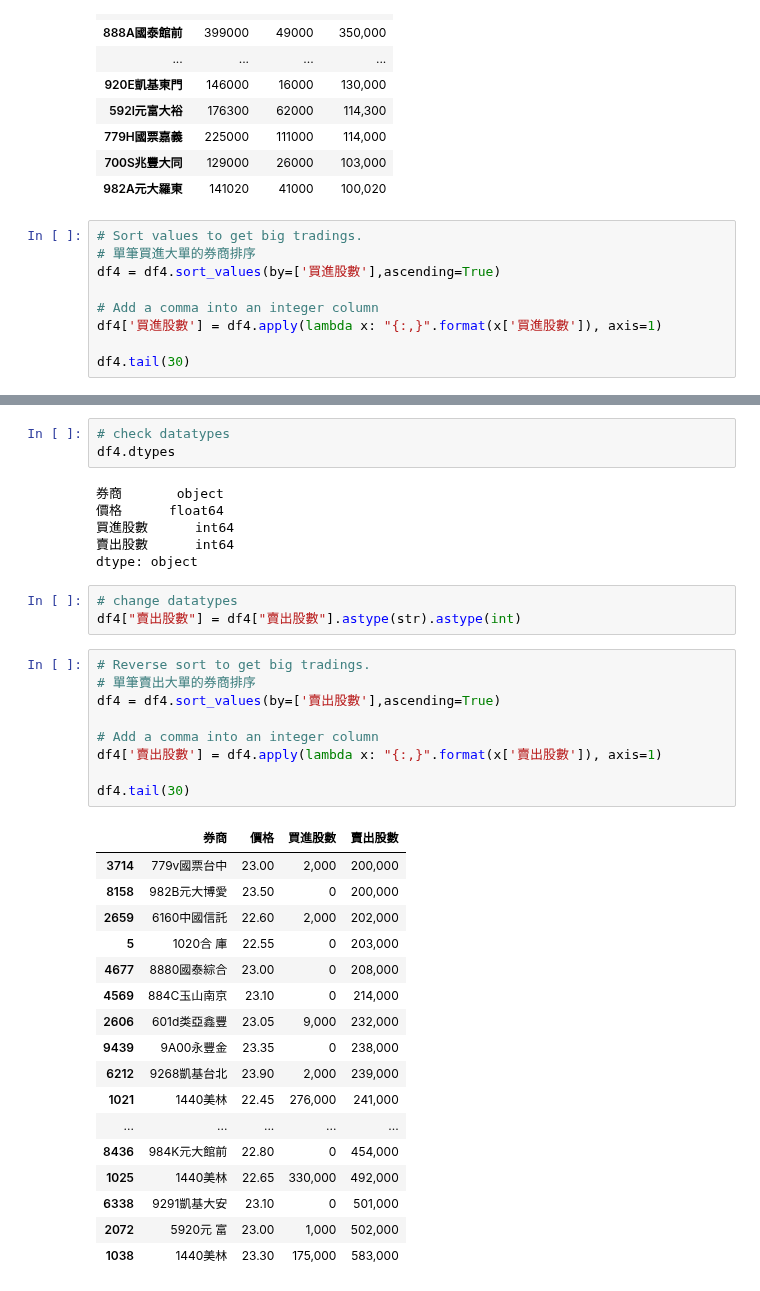
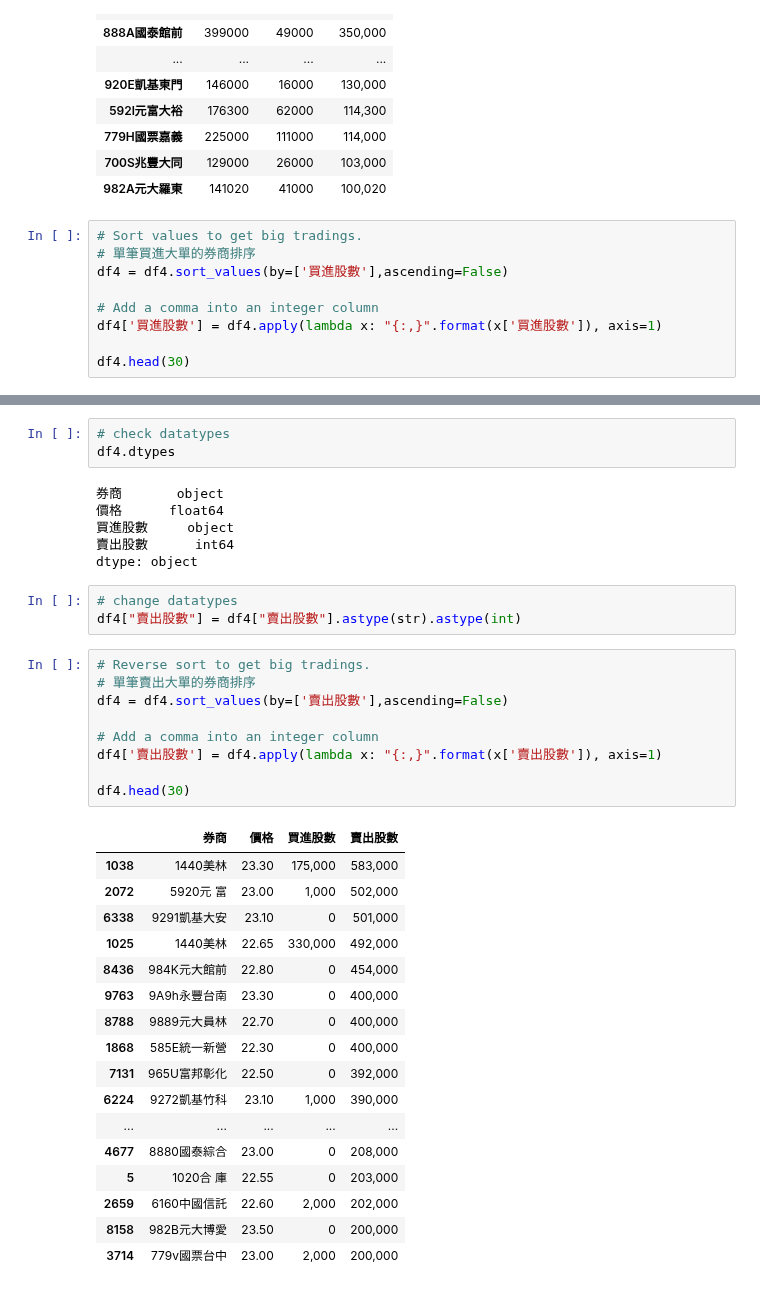
Before and after one commit to cwcheng0/practicepython, a Jupyter notebook: TaiwanStockCount.ipynb, the cells around one changed output, grey strips where cells are left out. Saved outputs shown, nothing was run; the diff lists cells and outputs as text.

```diff
--- a/TaiwanStockCount.ipynb
+++ b/TaiwanStockCount.ipynb
@@ -323,11 +327,11 @@ df7.head(30)
 # %%
 # Sort values to get big tradings.
 # 單筆買進大單的券商排序
-df4 = df4.sort_values(by=['買進股數'],ascending=True)
+df4 = df4.sort_values(by=['買進股數'],ascending=False)
 
 # Add a comma into an integer column
 df4['買進股數'] = df4.apply(lambda x: "{:,}".format(x['買進股數']), axis=1)
 
-df4.tail(30)
+df4.head(30)
 # %% [output]
 |  | 券商 | 價格 | 買進股數 | 賣出股數 |
@@ -353,7 +357,7 @@ df4.dtypes
 # %% [output]
 券商       object
 價格      float64
-買進股數      int64
+買進股數     object
 賣出股數      int64
 dtype: object
 # %%
@@ -362,27 +366,27 @@ df4["賣出股數"] = df4["賣出股數"].astype(str).astype(int)
 # %%
 # Reverse sort to get big tradings.
 # 單筆賣出大單的券商排序
-df4 = df4.sort_values(by=['賣出股數'],ascending=True)
+df4 = df4.sort_values(by=['賣出股數'],ascending=False)
 
 # Add a comma into an integer column
 df4['賣出股數'] = df4.apply(lambda x: "{:,}".format(x['賣出股數']), axis=1)
 
-df4.tail(30)
+df4.head(30)
 # %% [output]
 |  | 券商 | 價格 | 買進股數 | 賣出股數 |
+| 1038 | 1440美林 | 23.30 | 175,000 | 583,000 |
+| 2072 | 5920元 富 | 23.00 | 1,000 | 502,000 |
+| 6338 | 9291凱基大安 | 23.10 | 0 | 501,000 |
+| 1025 | 1440美林 | 22.65 | 330,000 | 492,000 |
+| 8436 | 984K元大館前 | 22.80 | 0 | 454,000 |
+| 9763 | 9A9h永豐台南 | 23.30 | 0 | 400,000 |
+| 8788 | 9889元大員林 | 22.70 | 0 | 400,000 |
+| 1868 | 585E統一新營 | 22.30 | 0 | 400,000 |
+| 7131 | 965U富邦彰化 | 22.50 | 0 | 392,000 |
+| 6224 | 9272凱基竹科 | 23.10 | 1,000 | 390,000 |
+| ... | ... | ... | ... | ... |
+| 4677 | 8880國泰綜合 | 23.00 | 0 | 208,000 |
+| 5 | 1020合 庫 | 22.55 | 0 | 203,000 |
+| 2659 | 6160中國信託 | 22.60 | 2,000 | 202,000 |
+| 8158 | 982B元大博愛 | 23.50 | 0 | 200,000 |
 | 3714 | 779v國票台中 | 23.00 | 2,000 | 200,000 |
-| 8158 | 982B元大博愛 | 23.50 | 0 | 200,000 |
-| 2659 | 6160中國信託 | 22.60 | 2,000 | 202,000 |
-| 5 | 1020合 庫 | 22.55 | 0 | 203,000 |
-| 4677 | 8880國泰綜合 | 23.00 | 0 | 208,000 |
-| 4569 | 884C玉山南京 | 23.10 | 0 | 214,000 |
-| 2606 | 601d类亞鑫豐 | 23.05 | 9,000 | 232,000 |
-| 9439 | 9A00永豐金 | 23.35 | 0 | 238,000 |
-| 6212 | 9268凱基台北 | 23.90 | 2,000 | 239,000 |
-| 1021 | 1440美林 | 22.45 | 276,000 | 241,000 |
-| ... | ... | ... | ... | ... |
-| 8436 | 984K元大館前 | 22.80 | 0 | 454,000 |
-| 1025 | 1440美林 | 22.65 | 330,000 | 492,000 |
-| 6338 | 9291凱基大安 | 23.10 | 0 | 501,000 |
-| 2072 | 5920元 富 | 23.00 | 1,000 | 502,000 |
-| 1038 | 1440美林 | 23.30 | 175,000 | 583,000 |
```
Also changed, not shown: parts of 2 cells of this notebook.
